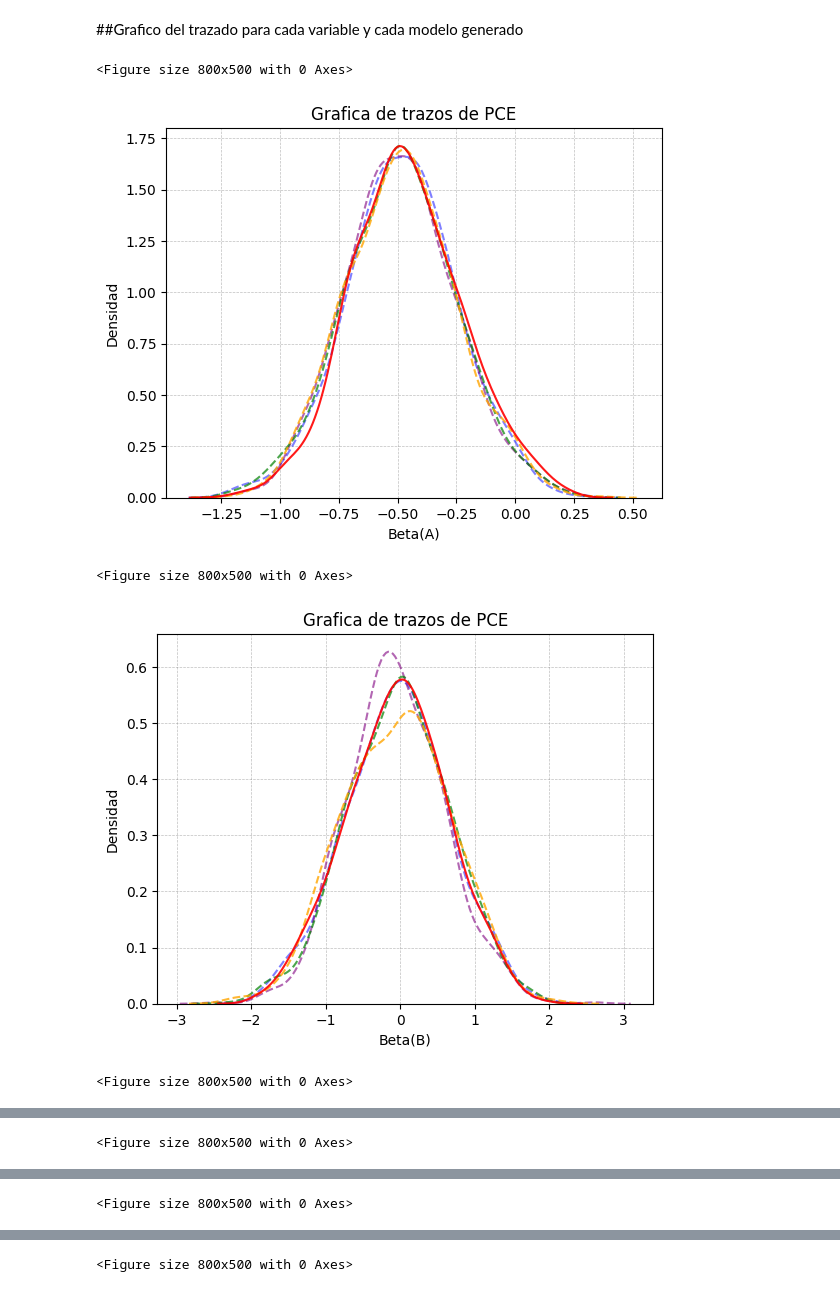
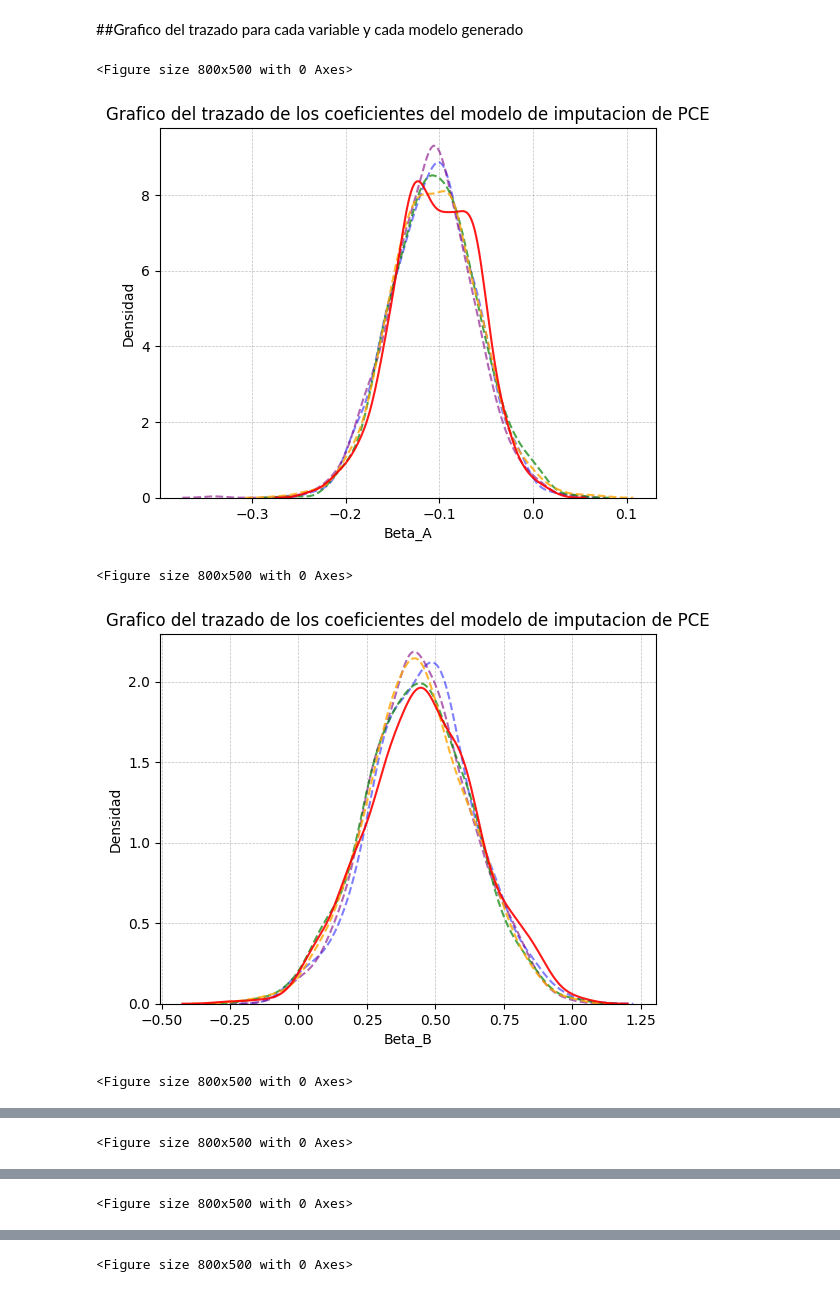
Before and after one commit to MatheoCruz/BLR_imputation_perovskite, a Jupyter notebook: Evaluacion_imputacion.ipynb, the cells around one changed output, grey strips where cells are left out. Saved outputs shown, nothing was run; the diff lists cells and outputs as text; code cells hidden in the pictures.

```diff
--- a/Evaluacion_imputacion.ipynb
+++ b/Evaluacion_imputacion.ipynb
@@ -128,7 +128,7 @@ for datos in data[data.columns[3:]]: # Se recorren todas las variables de intere
       betas.append(np.concatenate(trazados_cargados[f'trace_{datos}'][f'trace_fold{i}']['posterior'][name]))
 #-------------------------------------------------------------------------------
 #------------------------------PREDICCION---------------------------------------
-    y_pred = (np.asarray(trazados_cargados[f'trace_{datos}'][f'trace_fold{i}']['posterior'][datos]).reshape((draws*chains)) + np.dot(data_test[f'data_test_{datos}'][f'test_fold_{i}']['x_test'],np.asarray(betas))) # se genera la prediccion de la BLR
+    y_pred = (np.asarray(trazados_cargados[f'trace_{datos}'][f'trace_fold{i}']['posterior'][f"Alpha_{datos}"]).reshape((draws*chains)) + np.dot(data_test[f'data_test_{datos}'][f'test_fold_{i}']['x_test'],np.asarray(betas))) # se genera la prediccion de la BLR
     y_pred=y_pred*(y_std) + y_mean # se remueve la normalizacion
     std = np.std(y_pred, axis = 1)
     #----------------VALOR FRECUENCTISTA DE LA PREDICCION-----------------------
@@ -613,28 +613,31 @@ PCE
 #    plt.tight_layout()
 #    plt.show()
 # %%
-names = ['A','B','X', 'Band_gap', 'DeltaH', 'DeltaL', 'Grain_size', 'Thickness', "PCE", "Voc", "Jsc", "FF"]
+names = ['A','B','X', 'Band_gap', 'DeltaH', 'DeltaL', 'Grain_size', 'Thickness', "Alpha_PCE", "Voc", "Jsc", "FF"]
 grid_style = {'color': 'gray', 'linestyle': '--', 'linewidth': 0.5, 'alpha': 0.5}
 estilo_linea = ["--", "--", "--", "--", "-"]
 transparencia = [0.5, 0.6, 0.7, 0.8, 0.9]
 colores = ['b', 'purple', 'g', 'orange', 'r']
 for datos in data[data.columns[8:9]]:
-  for i in range(5,6):
+  for i in range(2,3):
     for name in names:
       plt.figure(figsize=(8, 5))
       fig, ax = plt.subplots()
       for j in range (0,5):
         sns.kdeplot(trazados_cargados[f'trace_{datos}'][f'trace_fold{i}']['posterior'][name][j], linestyle=estilo_linea[j], alpha = transparencia[j], color = colores[j])
-        plt.title(f"Grafica de trazos de {datos}")
+        plt.title(f"Grafico del trazado de los coeficientes del modelo de imputacion de {datos}")
         plt.ylabel("Densidad")
-        plt.xlabel(f"Beta({name})")
+        if name == f"Alpha_{datos}":
+          plt.xlabel(f"{name}")
+        else:
+          plt.xlabel(f"Beta_{name}")
         plt.grid(True, **grid_style)
         ruta = '/content/drive/My Drive/Deep Learning/TG/Imagenes/Imputacion/SAMPLEO/'
         plt.savefig(ruta + f'trazos_{datos}_{name}.png')
       plt.show()
 # %% [output]
 <Figure size 800x500 with 0 Axes>
-[figure, old version]
+[figure, new version]
 <Figure size 800x500 with 0 Axes>
-[figure, old version]
+[figure, new version]
 <Figure size 800x500 with 0 Axes>
```
Also changed, not shown: parts of 8 cells of this notebook.
